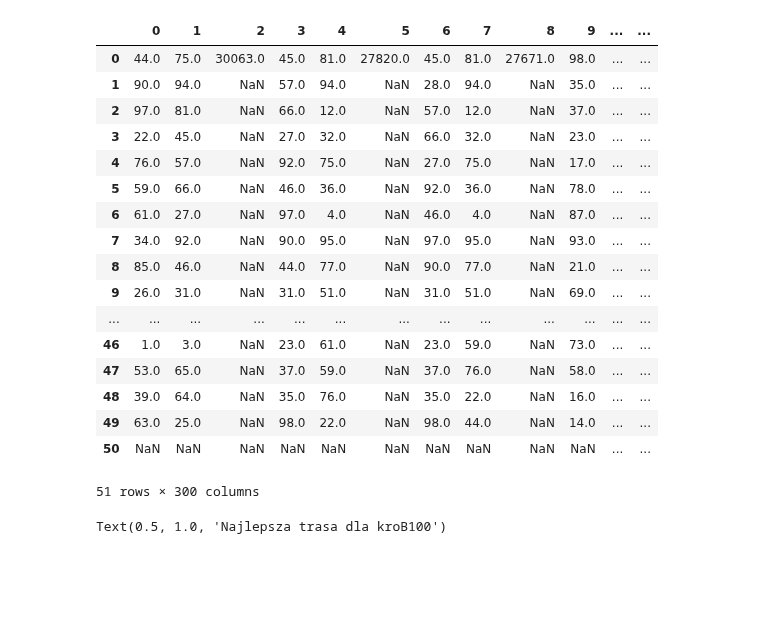
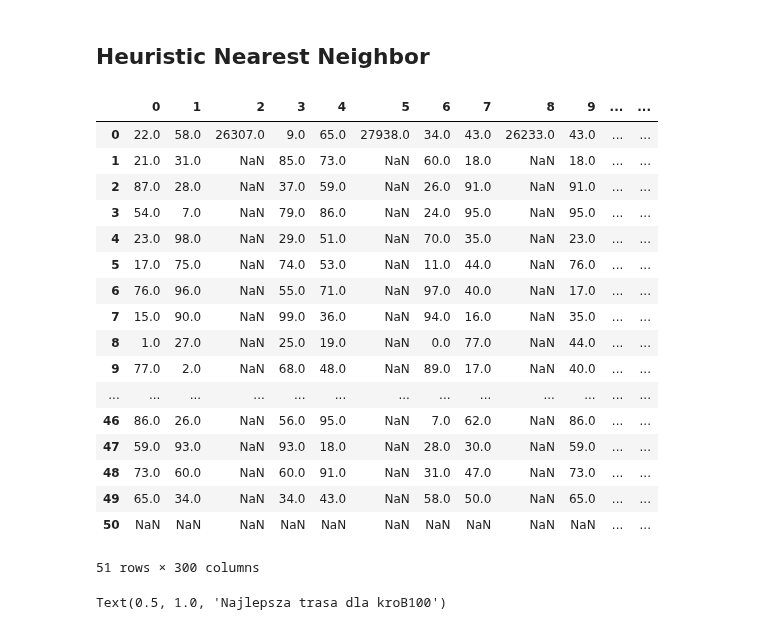
Before and after one commit to ProgrammerHand/IMO, a Jupyter notebook: Project1/calculations.ipynb, the cells around one changed output. Drawn from its saved outputs; the diff is of its cells as text; code cells hidden in the pictures; blank space fills up the shorter version.

```diff
--- a/Project1/calculations.ipynb
+++ b/Project1/calculations.ipynb
@@ -1,47 +1,49 @@
+# %% [markdown]
+## Heuristic Nearest Neighbor
 # %%
 import pandas as pd
 import numpy as np
 import tsplib95 as tsp
 import matplotlib.pyplot as plt
 
 file_names = ['A', 'B']
 # Keeping data splitted into A and B problems
 data = {}
 # Structure for keeping coords of nodes, needed for plotting
 nodes = {}
 
 
 for fn in file_names:
     # Loading csv's
     data[fn] = pd.read_csv(f'results_kro{fn}100.csv', sep=',', header=None)
     data[fn] = data[fn].T
 
     # Loading problem
     problem = tsp.load(f'kro{fn}100.tsp')
     nodes_ = [v for _, v in problem.node_coords.items()]
 
     # Saving coords
     nodes[fn] = {}
     nodes[fn]['x'] = [node[0] for node in nodes_]
     nodes[fn]['y'] = [node[1] for node in nodes_]
-data['A']
+data['B']
 # %% [output]
 |  | 0 | 1 | 2 | 3 | 4 | 5 | 6 | 7 | 8 | 9 | ... | ... |
-| 0 | 44.0 | 75.0 | 30063.0 | 45.0 | 81.0 | 27820.0 | 45.0 | 81.0 | 27671.0 | 98.0 | ... | ... |
-| 1 | 90.0 | 94.0 | NaN | 57.0 | 94.0 | NaN | 28.0 | 94.0 | NaN | 35.0 | ... | ... |
-| 2 | 97.0 | 81.0 | NaN | 66.0 | 12.0 | NaN | 57.0 | 12.0 | NaN | 37.0 | ... | ... |
-| 3 | 22.0 | 45.0 | NaN | 27.0 | 32.0 | NaN | 66.0 | 32.0 | NaN | 23.0 | ... | ... |
-| 4 | 76.0 | 57.0 | NaN | 92.0 | 75.0 | NaN | 27.0 | 75.0 | NaN | 17.0 | ... | ... |
-| 5 | 59.0 | 66.0 | NaN | 46.0 | 36.0 | NaN | 92.0 | 36.0 | NaN | 78.0 | ... | ... |
-| 6 | 61.0 | 27.0 | NaN | 97.0 | 4.0 | NaN | 46.0 | 4.0 | NaN | 87.0 | ... | ... |
-| 7 | 34.0 | 92.0 | NaN | 90.0 | 95.0 | NaN | 97.0 | 95.0 | NaN | 93.0 | ... | ... |
-| 8 | 85.0 | 46.0 | NaN | 44.0 | 77.0 | NaN | 90.0 | 77.0 | NaN | 21.0 | ... | ... |
-| 9 | 26.0 | 31.0 | NaN | 31.0 | 51.0 | NaN | 31.0 | 51.0 | NaN | 69.0 | ... | ... |
+| 0 | 22.0 | 58.0 | 26307.0 | 9.0 | 65.0 | 27938.0 | 34.0 | 43.0 | 26233.0 | 43.0 | ... | ... |
+| 1 | 21.0 | 31.0 | NaN | 85.0 | 73.0 | NaN | 60.0 | 18.0 | NaN | 18.0 | ... | ... |
+| 2 | 87.0 | 28.0 | NaN | 37.0 | 59.0 | NaN | 26.0 | 91.0 | NaN | 91.0 | ... | ... |
+| 3 | 54.0 | 7.0 | NaN | 79.0 | 86.0 | NaN | 24.0 | 95.0 | NaN | 95.0 | ... | ... |
+| 4 | 23.0 | 98.0 | NaN | 29.0 | 51.0 | NaN | 70.0 | 35.0 | NaN | 23.0 | ... | ... |
+| 5 | 17.0 | 75.0 | NaN | 74.0 | 53.0 | NaN | 11.0 | 44.0 | NaN | 76.0 | ... | ... |
+| 6 | 76.0 | 96.0 | NaN | 55.0 | 71.0 | NaN | 97.0 | 40.0 | NaN | 17.0 | ... | ... |
+| 7 | 15.0 | 90.0 | NaN | 99.0 | 36.0 | NaN | 94.0 | 16.0 | NaN | 35.0 | ... | ... |
+| 8 | 1.0 | 27.0 | NaN | 25.0 | 19.0 | NaN | 0.0 | 77.0 | NaN | 44.0 | ... | ... |
+| 9 | 77.0 | 2.0 | NaN | 68.0 | 48.0 | NaN | 89.0 | 17.0 | NaN | 40.0 | ... | ... |
 | ... | ... | ... | ... | ... | ... | ... | ... | ... | ... | ... | ... | ... |
-| 46 | 1.0 | 3.0 | NaN | 23.0 | 61.0 | NaN | 23.0 | 59.0 | NaN | 73.0 | ... | ... |
-| 47 | 53.0 | 65.0 | NaN | 37.0 | 59.0 | NaN | 37.0 | 76.0 | NaN | 58.0 | ... | ... |
-| 48 | 39.0 | 64.0 | NaN | 35.0 | 76.0 | NaN | 35.0 | 22.0 | NaN | 16.0 | ... | ... |
-| 49 | 63.0 | 25.0 | NaN | 98.0 | 22.0 | NaN | 98.0 | 44.0 | NaN | 14.0 | ... | ... |
+| 46 | 86.0 | 26.0 | NaN | 56.0 | 95.0 | NaN | 7.0 | 62.0 | NaN | 86.0 | ... | ... |
+| 47 | 59.0 | 93.0 | NaN | 93.0 | 18.0 | NaN | 28.0 | 30.0 | NaN | 59.0 | ... | ... |
+| 48 | 73.0 | 60.0 | NaN | 60.0 | 91.0 | NaN | 31.0 | 47.0 | NaN | 73.0 | ... | ... |
+| 49 | 65.0 | 34.0 | NaN | 34.0 | 43.0 | NaN | 58.0 | 50.0 | NaN | 65.0 | ... | ... |
 | 50 | NaN | NaN | NaN | NaN | NaN | NaN | NaN | NaN | NaN | NaN | ... | ... |
 51 rows × 300 columns
 # %%
```
Also changed, not shown: parts of 3 cells of this notebook, 13 other files.
